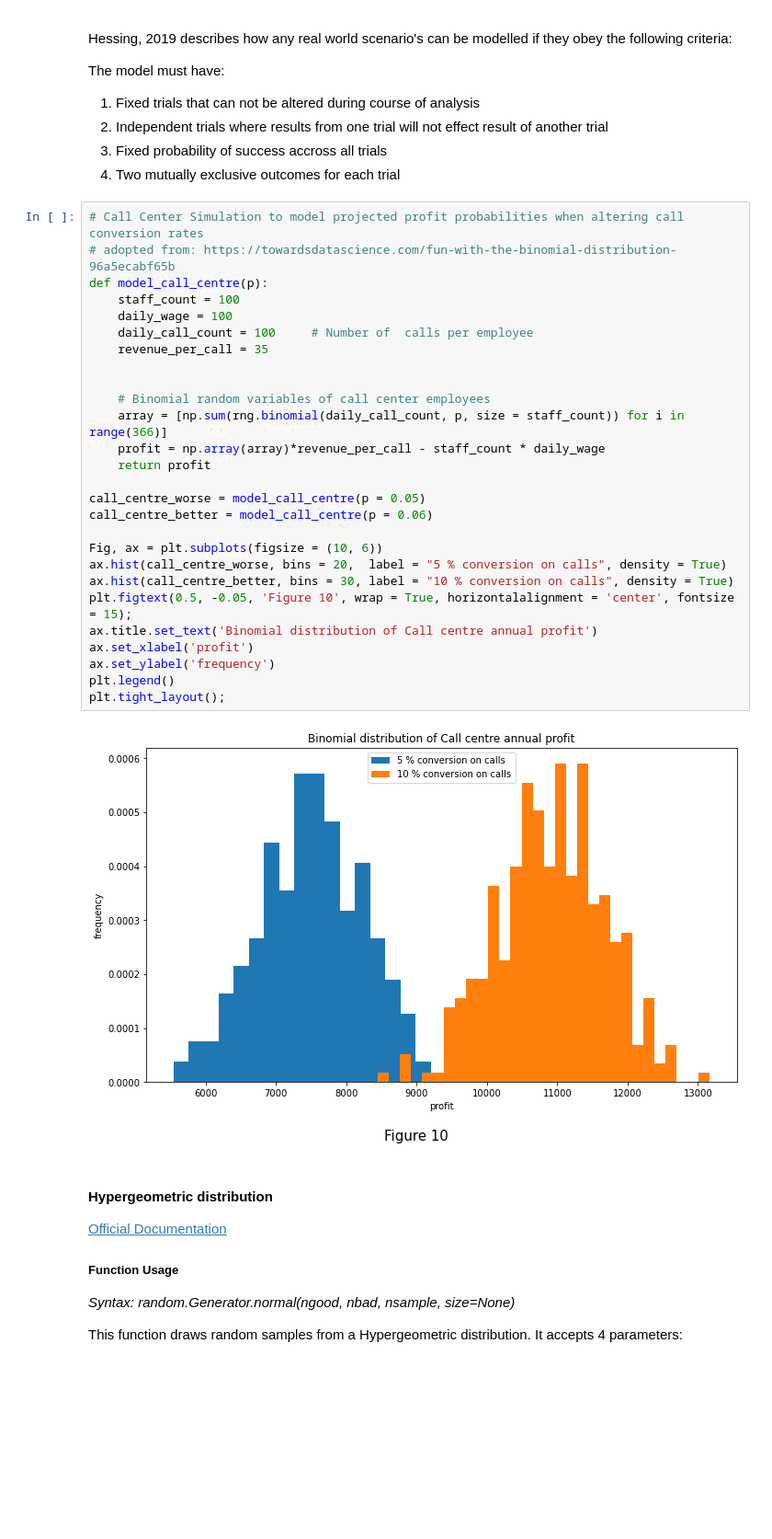
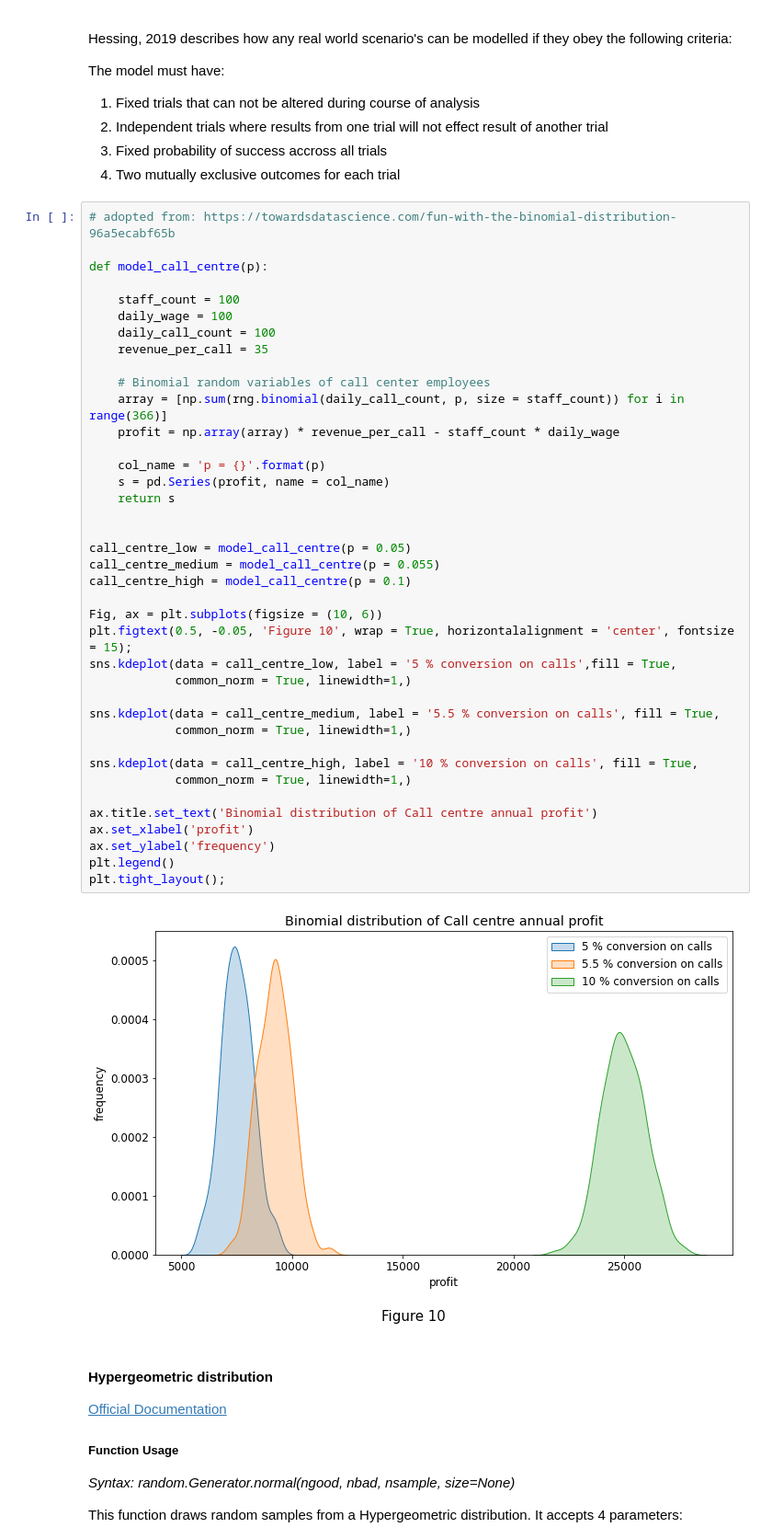
Before and after one commit to CiaranMoran27/playing_with_jupyter, a Jupyter notebook: numpy-random.ipynb, the cells around one changed output. Shown: that part at 92% size. Saved outputs shown, nothing was run; the diff lists cells and outputs as text; blank space fills up the shorter version.

```diff
--- a/numpy-random.ipynb
+++ b/numpy-random.ipynb
@@ -657,34 +801,46 @@ The model must have:
 3. Fixed probability of success accross all trials
 4. Two mutually exclusive outcomes for each trial
 # %%
-# Call Center Simulation to model projected profit probabilities when altering call conversion rates
 # adopted from: https://towardsdatascience.com/fun-with-the-binomial-distribution-96a5ecabf65b
+
 def model_call_centre(p):
+
     staff_count = 100
     daily_wage = 100
-    daily_call_count = 100     # Number of  calls per employee
+    daily_call_count = 100
     revenue_per_call = 35
-
 
     # Binomial random variables of call center employees
     array = [np.sum(rng.binomial(daily_call_count, p, size = staff_count)) for i in range(366)]
-    profit = np.array(array)*revenue_per_call - staff_count * daily_wage
-    return profit
+    profit = np.array(array) * revenue_per_call - staff_count * daily_wage
 
-call_centre_worse = model_call_centre(p = 0.05)
-call_centre_better = model_call_centre(p = 0.06)
+    col_name = 'p = {}'.format(p)
+    s = pd.Series(profit, name = col_name)
+    return s
+
+
+call_centre_low = model_call_centre(p = 0.05)
+call_centre_medium = model_call_centre(p = 0.055)
+call_centre_high = model_call_centre(p = 0.1)
 
 Fig, ax = plt.subplots(figsize = (10, 6))
-ax.hist(call_centre_worse, bins = 20,  label = "5 % conversion on calls", density = True)
-ax.hist(call_centre_better, bins = 30, label = "10 % conversion on calls", density = True)
 plt.figtext(0.5, -0.05, 'Figure 10', wrap = True, horizontalalignment = 'center', fontsize = 15);
+sns.kdeplot(data = call_centre_low, label = '5 % conversion on calls',fill = True,
+            common_norm = True, linewidth=1,)
+
+sns.kdeplot(data = call_centre_medium, label = '5.5 % conversion on calls', fill = True,
+            common_norm = True, linewidth=1,)
+
+sns.kdeplot(data = call_centre_high, label = '10 % conversion on calls', fill = True,
+            common_norm = True, linewidth=1,)
+
 ax.title.set_text('Binomial distribution of Call centre annual profit')
 ax.set_xlabel('profit')
 ax.set_ylabel('frequency')
 plt.legend()
 plt.tight_layout();
 # %% [output]
-[figure, old version]
+[figure, new version]
 # %% [markdown]
 #### Hypergeometric distribution
 [Official Documentation](https://numpy.org/doc/stable/reference/random/generated/numpy.random.hypergeometric.html) <br>
```
Also changed, not shown: parts of 34 cells of this notebook.
